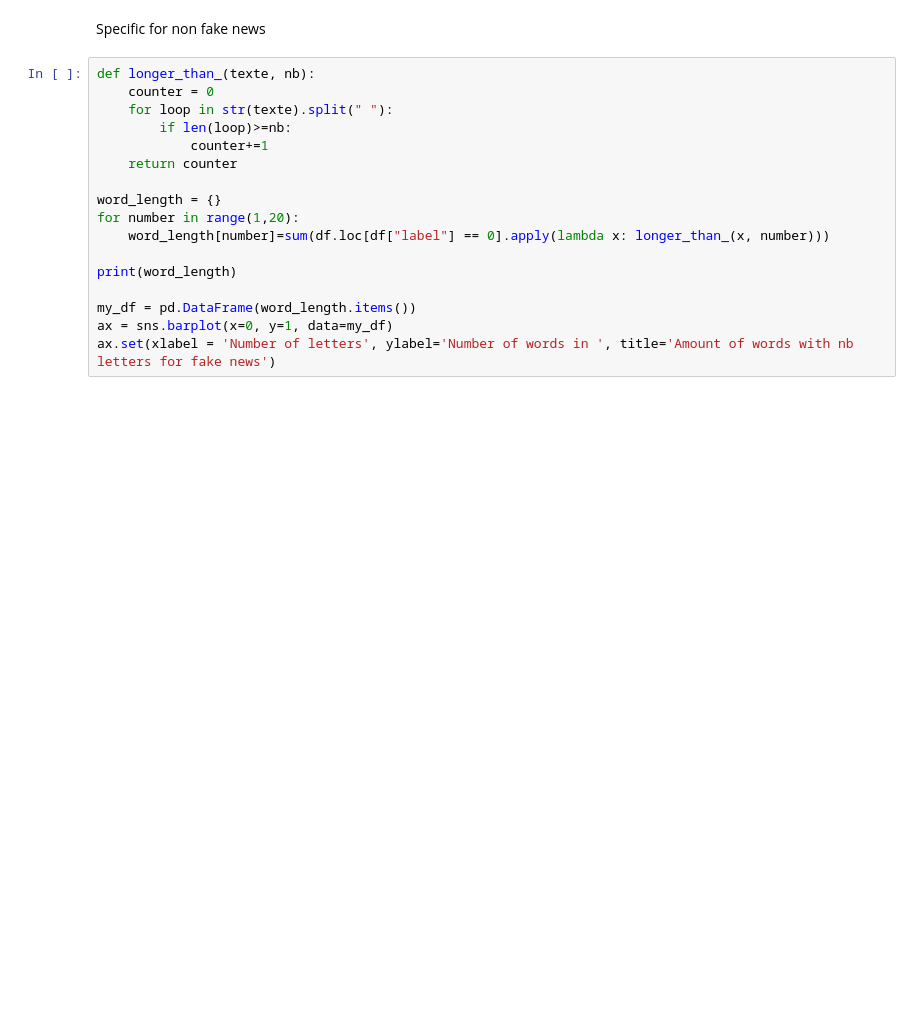
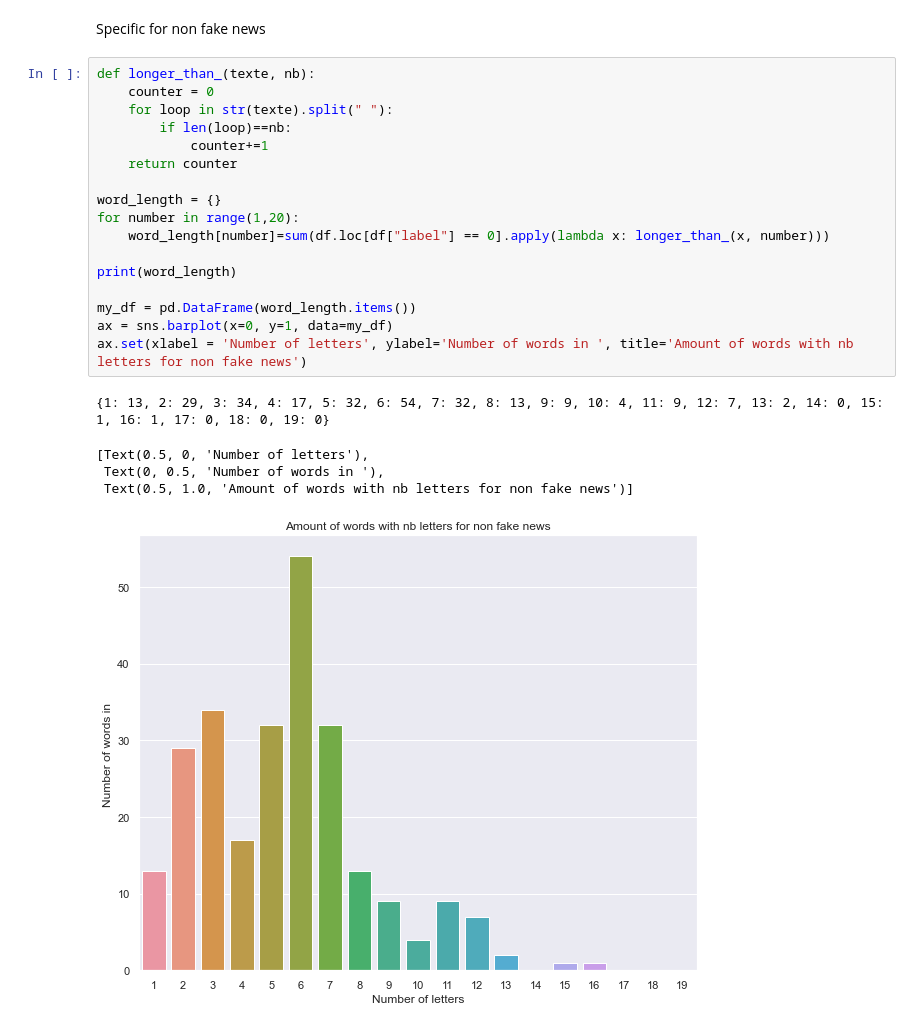
Before and after one commit to GeoffreyKarnbach/Fake-News-Detector-AI, a Jupyter notebook: src/analyse.ipynb, the cells around one changed output. Saved outputs shown, nothing was run; the diff lists cells and outputs as text; blank space fills up the shorter version.

```diff
--- a/src/analyse.ipynb
+++ b/src/analyse.ipynb
@@ -157,17 +191,23 @@ Specific for non fake news
 # %%
 def longer_than_(texte, nb):
     counter = 0
     for loop in str(texte).split(" "):
-        if len(loop)>=nb:
+        if len(loop)==nb:
             counter+=1
     return counter
 
 word_length = {}
 for number in range(1,20):
     word_length[number]=sum(df.loc[df["label"] == 0].apply(lambda x: longer_than_(x, number)))
 
 print(word_length)
 
 my_df = pd.DataFrame(word_length.items())
 ax = sns.barplot(x=0, y=1, data=my_df)
-ax.set(xlabel = 'Number of letters', ylabel='Number of words in ', title='Amount of words with nb letters for fake news')
+ax.set(xlabel = 'Number of letters', ylabel='Number of words in ', title='Amount of words with nb letters for non fake news')
+# %% [output]
+{1: 13, 2: 29, 3: 34, 4: 17, 5: 32, 6: 54, 7: 32, 8: 13, 9: 9, 10: 4, 11: 9, 12: 7, 13: 2, 14: 0, 15: 1, 16: 1, 17: 0, 18: 0, 19: 0}
+[Text(0.5, 0, 'Number of letters'),
+ Text(0, 0.5, 'Number of words in '),
+ Text(0.5, 1.0, 'Amount of words with nb letters for non fake news')]
+[figure, added]
```
Also changed, not shown: parts of 4 cells of this notebook, 1 other file.
